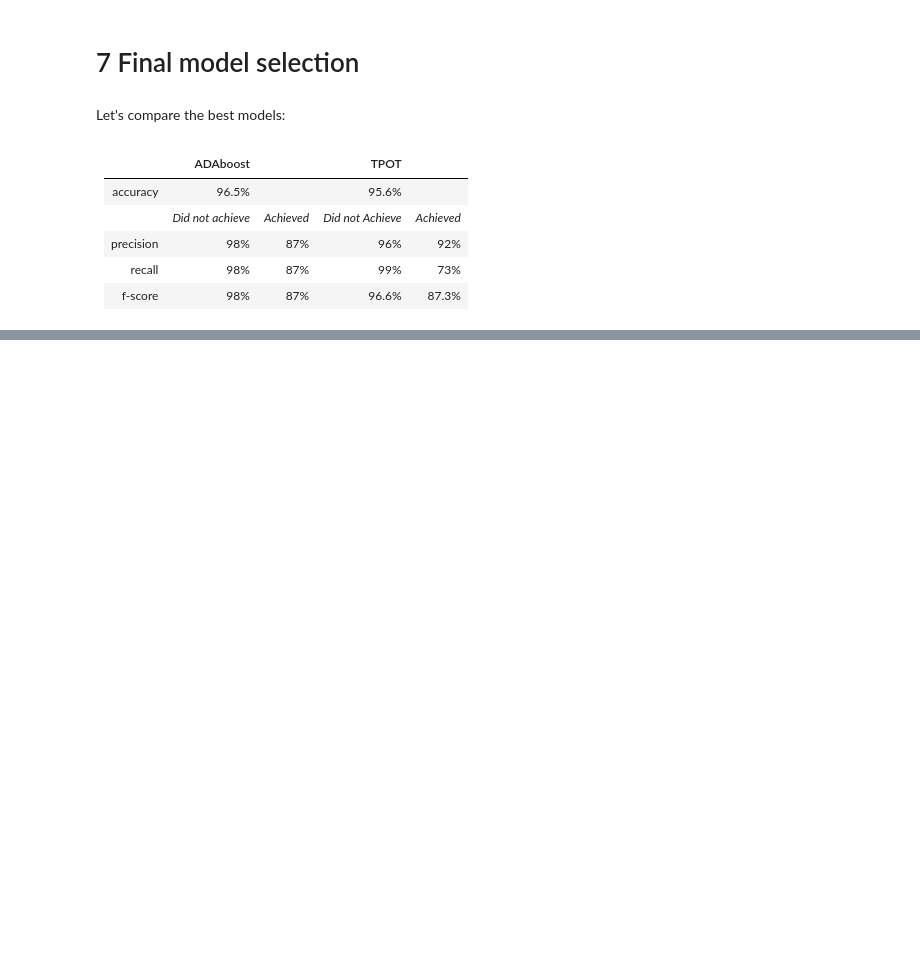
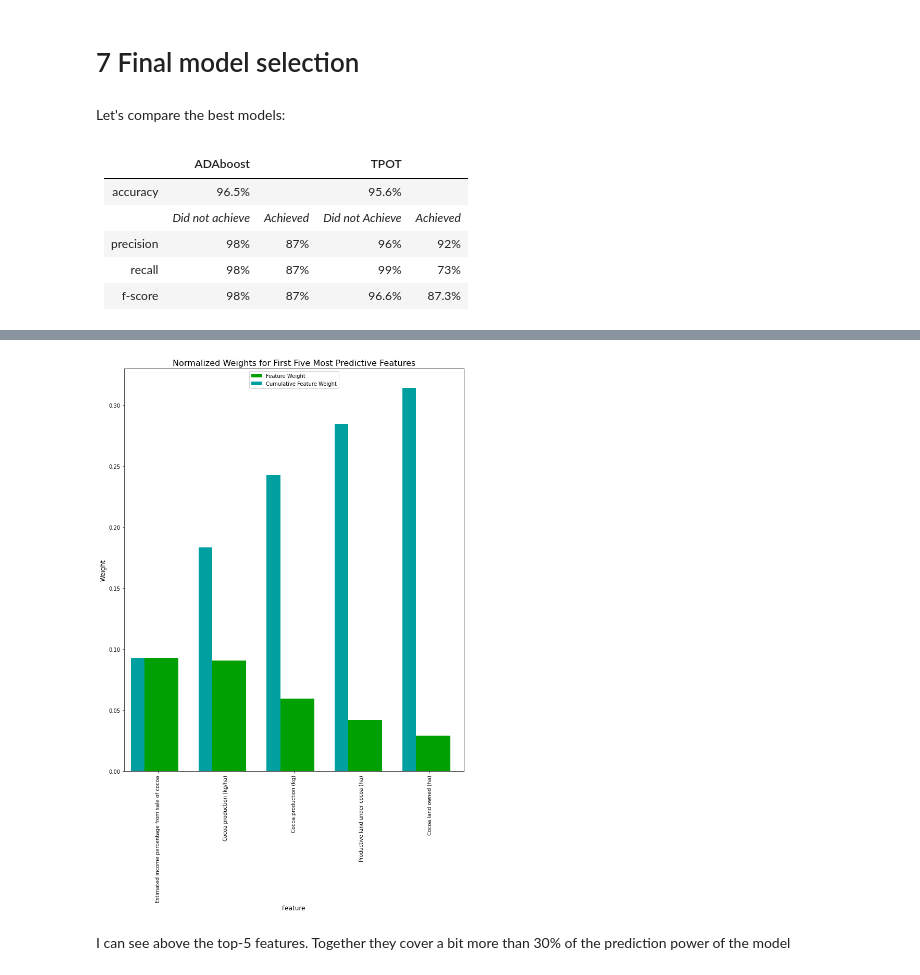
Before and after one commit to mtyszler/LivingIncomeModel, a Jupyter notebook: LivingIncome_MachineLearning.ipynb, the cells around one changed output, grey strips where cells are left out. Saved outputs shown, nothing was run; the diff lists cells and outputs as text; code cells hidden in the pictures; blank space fills up the shorter version.

```diff
--- a/LivingIncome_MachineLearning.ipynb
+++ b/LivingIncome_MachineLearning.ipynb
@@ -669,0 +659,6 @@ pickle.dump(best_model, open(pkl_filename, 'wb'))
+# %%
+vs.feature_plot(best_model.feature_importances_, X_train, y_train)
+# %% [output]
+[figure, added]
+# %% [markdown]
+I can see above the top-5 features. Together they cover a bit more than 30% of the prediction power of the model
```
Also changed, not shown: parts of 28 cells of this notebook.
